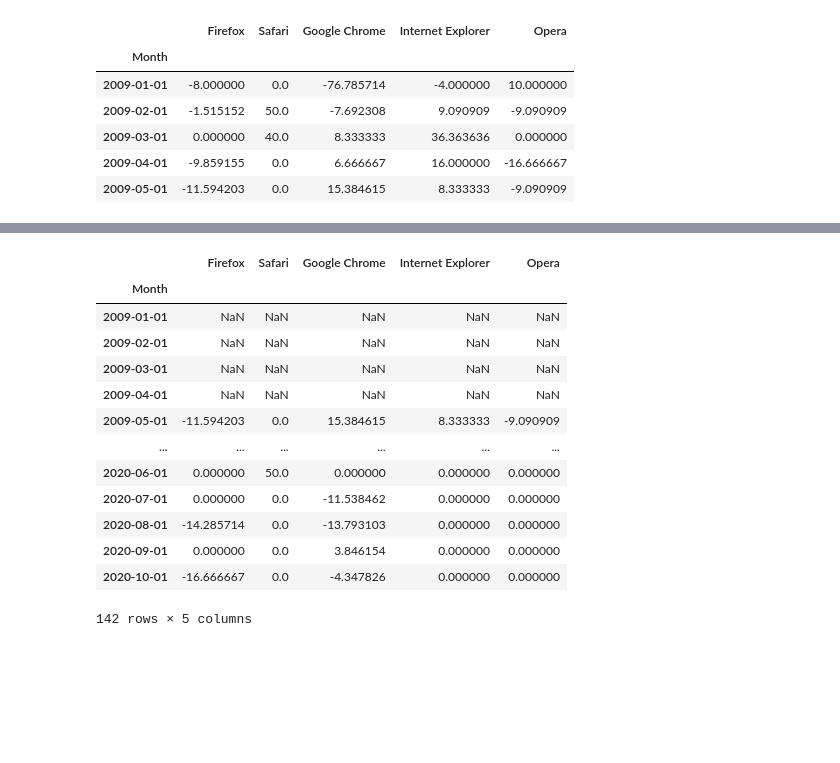
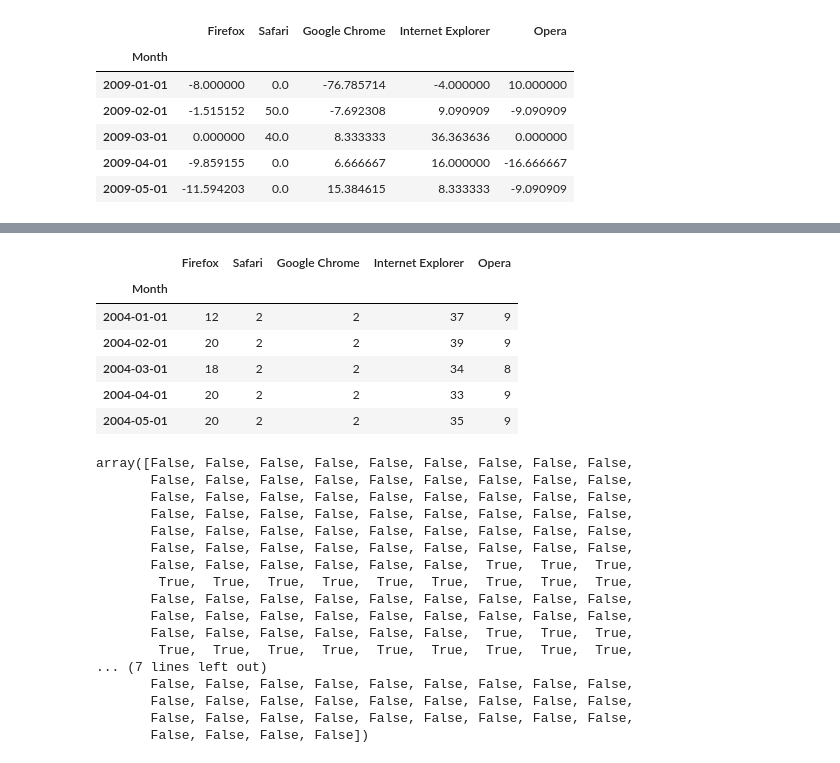
Before and after one commit to pithun/Browser-Popularity-with-google-trends, a Jupyter notebook: Untitled.ipynb, the cells around one changed output, grey strips where cells are left out. Cells and saved outputs as stored; diff of their text form; code cells hidden in the pictures; blank space fills up the shorter version.

```diff
--- a/Untitled.ipynb
+++ b/Untitled.ipynb
@@ -167,17 +148,11 @@ pct_change_quarterly = bt_2009gt.pct_change(periods= 4)*100
-# %%
-pct_change_quarterly
-# %% [output]
-|  | Firefox | Safari | Google Chrome | Internet Explorer | Opera |
-| Month |  |  |  |  |  |
-| 2009-01-01 | NaN | NaN | NaN | NaN | NaN |
-| 2009-02-01 | NaN | NaN | NaN | NaN | NaN |
-| 2009-03-01 | NaN | NaN | NaN | NaN | NaN |
-| 2009-04-01 | NaN | NaN | NaN | NaN | NaN |
-| 2009-05-01 | -11.594203 | 0.0 | 15.384615 | 8.333333 | -9.090909 |
-| ... | ... | ... | ... | ... | ... |
-| 2020-06-01 | 0.000000 | 50.0 | 0.000000 | 0.000000 | 0.000000 |
-| 2020-07-01 | 0.000000 | 0.0 | -11.538462 | 0.000000 | 0.000000 |
-| 2020-08-01 | -14.285714 | 0.0 | -13.793103 | 0.000000 | 0.000000 |
-| 2020-09-01 | 0.000000 | 0.0 | 3.846154 | 0.000000 | 0.000000 |
-| 2020-10-01 | -16.666667 | 0.0 | -4.347826 | 0.000000 | 0.000000 |
-142 rows × 5 columns
+# %%
+display(copy.head())
+chrome_data = copy.loc[:, 'Google Chrome']
+# %% [output]
+|  | Firefox | Safari | Google Chrome | Internet Explorer | Opera |
+| Month |  |  |  |  |  |
+| 2004-01-01 | 12 | 2 | 2 | 37 | 9 |
+| 2004-02-01 | 20 | 2 | 2 | 39 | 9 |
+| 2004-03-01 | 18 | 2 | 2 | 34 | 8 |
+| 2004-04-01 | 20 | 2 | 2 | 33 | 9 |
+| 2004-05-01 | 20 | 2 | 2 | 35 | 9 |
@@ -183,0 +161,20 @@ pct_change_quarterly
+# %%
+chrome_data.index.year.isin([2009, 2012, 2015])
+# %% [output]
+array([False, False, False, False, False, False, False, False, False,
+       False, False, False, False, False, False, False, False, False,
+       False, False, False, False, False, False, False, False, False,
+       False, False, False, False, False, False, False, False, False,
+       False, False, False, False, False, False, False, False, False,
+       False, False, False, False, False, False, False, False, False,
+       False, False, False, False, False, False,  True,  True,  True,
+        True,  True,  True,  True,  True,  True,  True,  True,  True,
+       False, False, False, False, False, False, False, False, False,
+       False, False, False, False, False, False, False, False, False,
+       False, False, False, False, False, False,  True,  True,  True,
+        True,  True,  True,  True,  True,  True,  True,  True,  True,
+... (7 lines left out)
+       False, False, False, False, False, False, False, False, False,
+       False, False, False, False, False, False, False, False, False,
+       False, False, False, False, False, False, False, False, False,
+       False, False, False, False])
```
Also changed, not shown: parts of 16 cells of this notebook.
